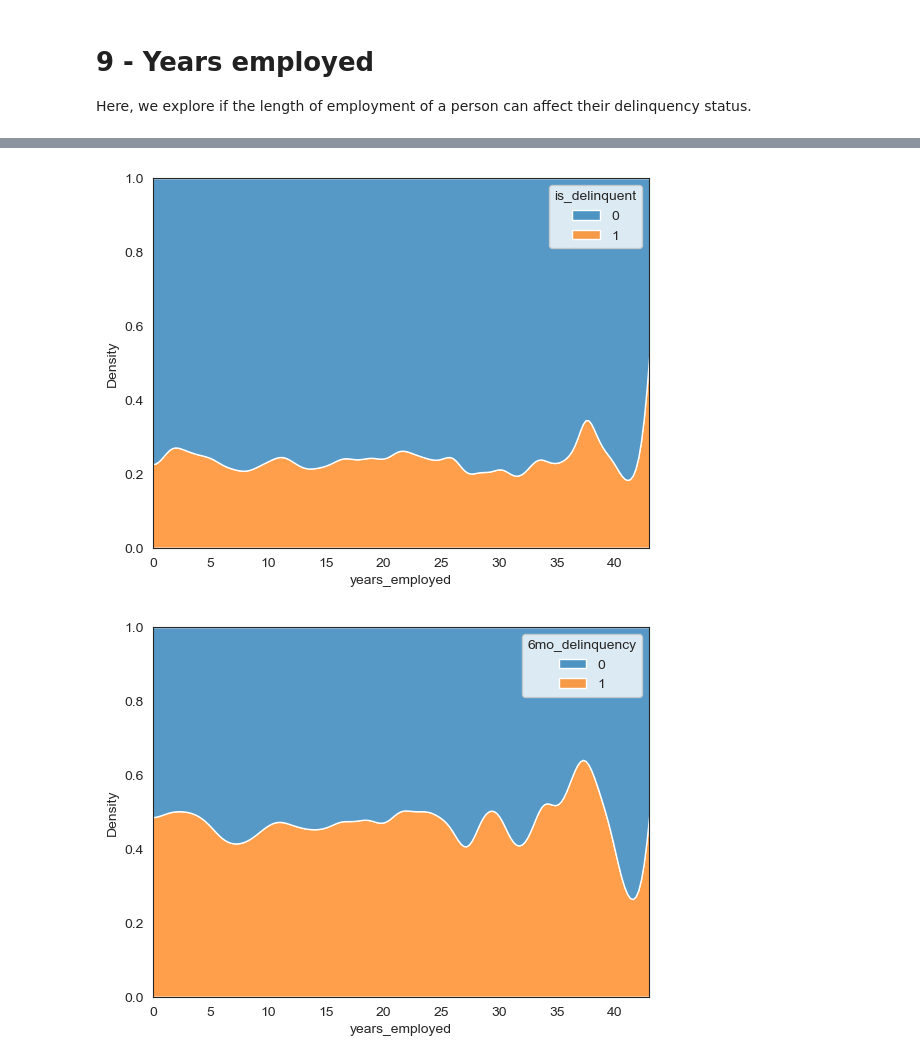
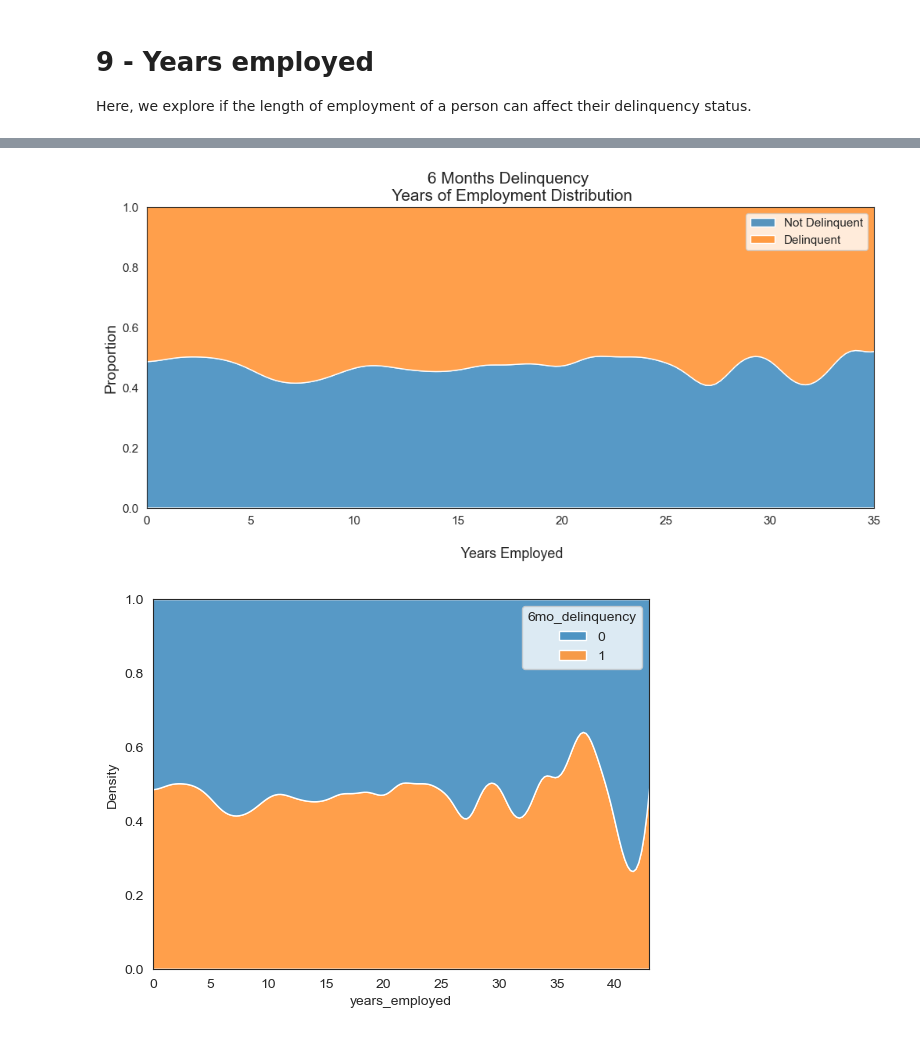
Before and after one commit to gabrielafichtner/credit-card-delinquency, a Jupyter notebook: Notebooks/03 - EDA cleaned data.ipynb, the cells around one changed output, grey strips where cells are left out. Cells and saved outputs as stored; diff of their text form; code cells hidden in the pictures.

```diff
--- a/Notebooks/03 - EDA cleaned data.ipynb
+++ b/Notebooks/03 - EDA cleaned data.ipynb
@@ -341,12 +336,21 @@ plt.savefig('../Images/current-delinquency-vs-yearsemployed.png', dpi=300);
-# %%
-years_min = train['years_employed'].min()
-years_max = train['years_employed'].max()
-
-
-sns.kdeplot(data=train, x="years_employed", hue="is_delinquent", multiple="fill")
-plt.xlim(years_min, years_max);
-# %% [output]
-[figure, removed]
+# %%
+plt.figure(figsize=(12, 5))
+sns.kdeplot(data=train, x="years_employed", hue="6mo_delinquency", multiple="fill", legend=True, palette=['#ff7f0e', '#1f77b4'])
+
+plt.legend(
+           labels=["Not Delinquent", "Delinquent"],
+           loc="best",
+           fontsize=11,
+           title_fontsize=12)
+plt.title("6 Months Delinquency \n Years of Employment Distribution", fontsize = 15)
+plt.xlabel('\n Years Employed', fontsize=13)
+plt.ylabel('Proportion', fontsize=14)
+plt.xlim(0, 35)
+plt.xticks(rotation=0, fontsize=11)
+plt.yticks(fontsize=11)
+plt.savefig('../Images/6mo-delinquency-vs-yearsemployed.png', dpi=300);
+# %% [output]
+[figure, added]
 # %%
 years_min = train['years_employed'].min()
 years_max = train['years_employed'].max()
```
Also changed, not shown: parts of 6 cells of this notebook, 8 other files.
